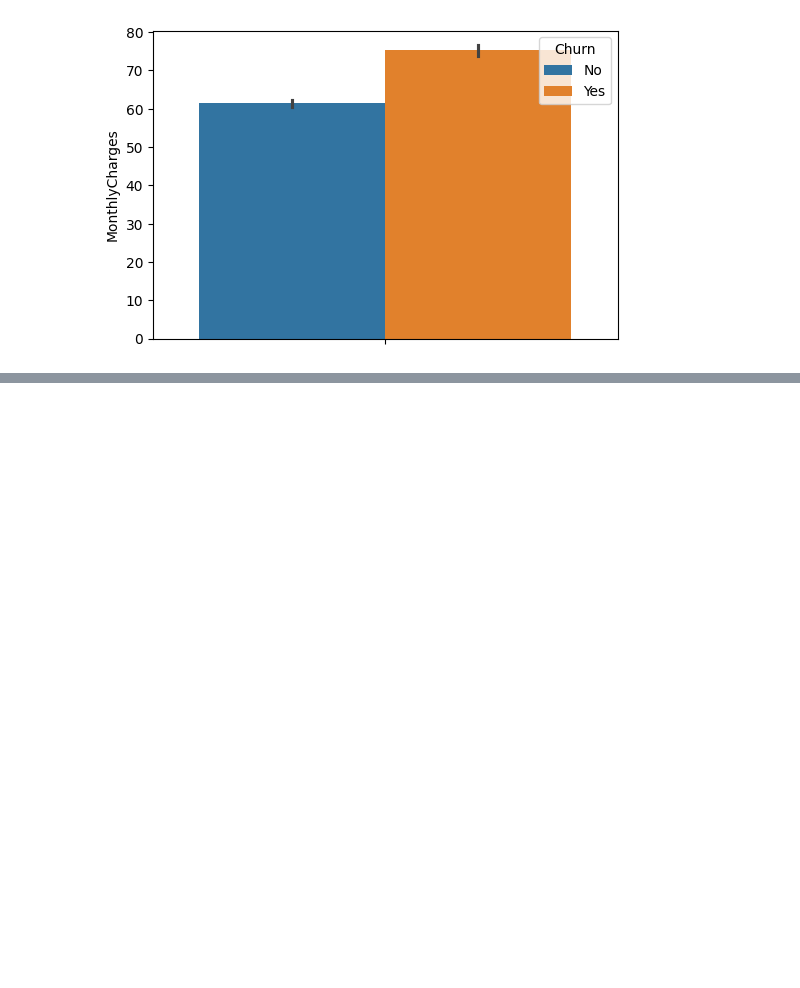
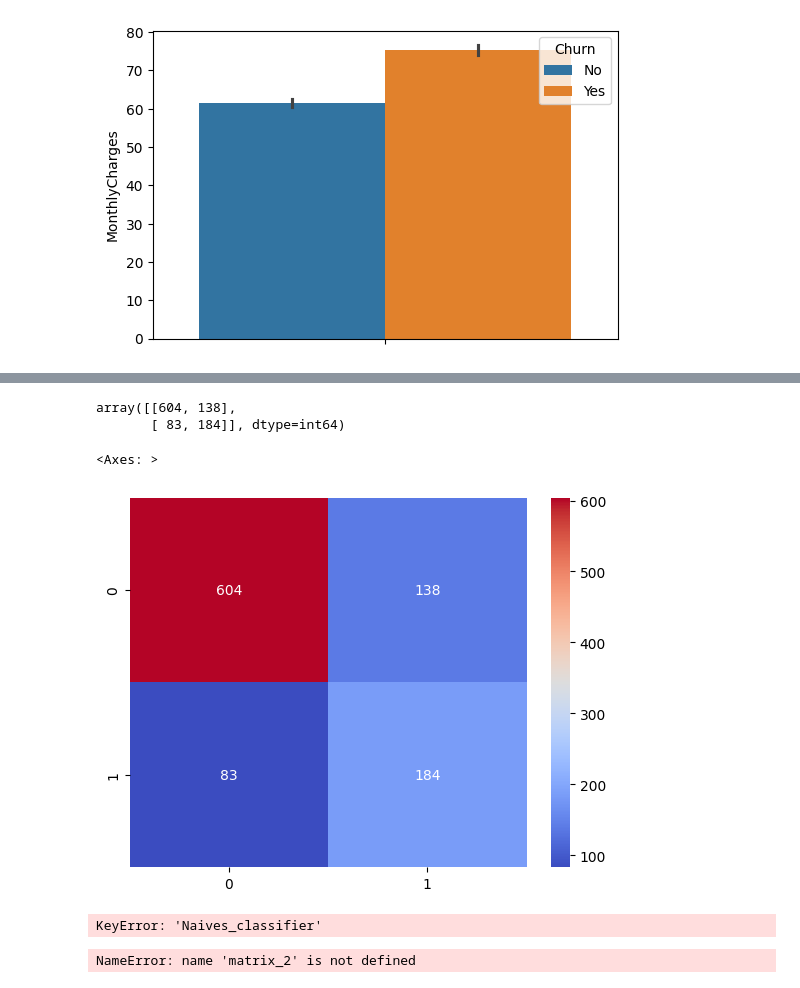
Before and after one commit to brimends/Vodafone_Customer_Churn, a Jupyter notebook: notebook.ipynb, the cells around one changed output, grey strips where cells are left out. Saved outputs shown, nothing was run; the diff lists cells and outputs as text; code cells hidden in the pictures; blank space fills up the shorter version.

```diff
--- a/notebook.ipynb
+++ b/notebook.ipynb
@@ -515,0 +897,5 @@ plt.show()
+# %%
+# using over sampling method on the dataset to balance your dataset
+
+sampler = RandomOverSampler(random_state=42)
+X_train_resampled,y_train_resampled = sampler.fit_resample(X_train,y_train_encoded)
@@ -515,0 +944,28 @@ plt.show()
+# %%
+smote_data = pd.DataFrame(columns=['Model_name','Accuracy','Precision', 'Recall', 'F1_score'])
+
+
+for model_name,classifier in models:
+    pipeline=imbpipeline(steps=[
+        ('preprocessor',preprocessor),
+        ('smote',SMOTE(random_state=42)),
+        ('classifier',classifier),
+
+    ])
+
+    pipeline.fit(X_train,y_train_encoded)
+
+    smote_y_pred = pipeline.predict(X_test)
+
+
+    smote_result = classification_report(y_test_encoded, smote_y_pred, output_dict=True)
+
+    accuracy = smote_result['accuracy']
+    precision= smote_result['weighted avg']['precision']
+    recall= smote_result['weighted avg']['recall']
+    f1_score= smote_result['weighted avg']['f1-score']
+
+    smote_data.loc[len(smote_data)] = [model_name,accuracy,precision,recall,f1_score]
+
+
+smote_data
@@ -515,0 +1111,30 @@ plt.show()
+# %%
+# using the best performing pipelime to predict on the data
+gradient_boost_pipeline = all_pipeline['gradient_classifier']
+
+tree_y_pred =gradient_boost_pipeline.predict(X_test)
+matrix = confusion_matrix(y_test_encoded, tree_y_pred)
+matrix
+# %% [output]
+array([[604, 138],
+       [ 83, 184]], dtype=int64)
+# %%
+# printing the confusion matrix
+sns.heatmap(data=matrix,annot=True,fmt='d',cmap='coolwarm')
+# %% [output]
+<Axes: >
+[figure, added]
+# %%
+# using the best performing pipelime to predict on the data
+naives_pipeline = all_pipeline['Naives_classifier']
+
+naives_y_pred =naives_pipeline.predict(X_test)
+matrix_2 = confusion_matrix(y_test_encoded, naives_y_pred)
+matrix_2
+# %% [output]
+KeyError: 'Naives_classifier'
+# %%
+# printing the confusion matrix
+sns.heatmap(data=matrix_2,annot=True,fmt='d',cmap='coolwarm')
+# %% [output]
+NameError: name 'matrix_2' is not defined
```
Also changed, not shown: parts of 52 cells of this notebook, 3 other files.
